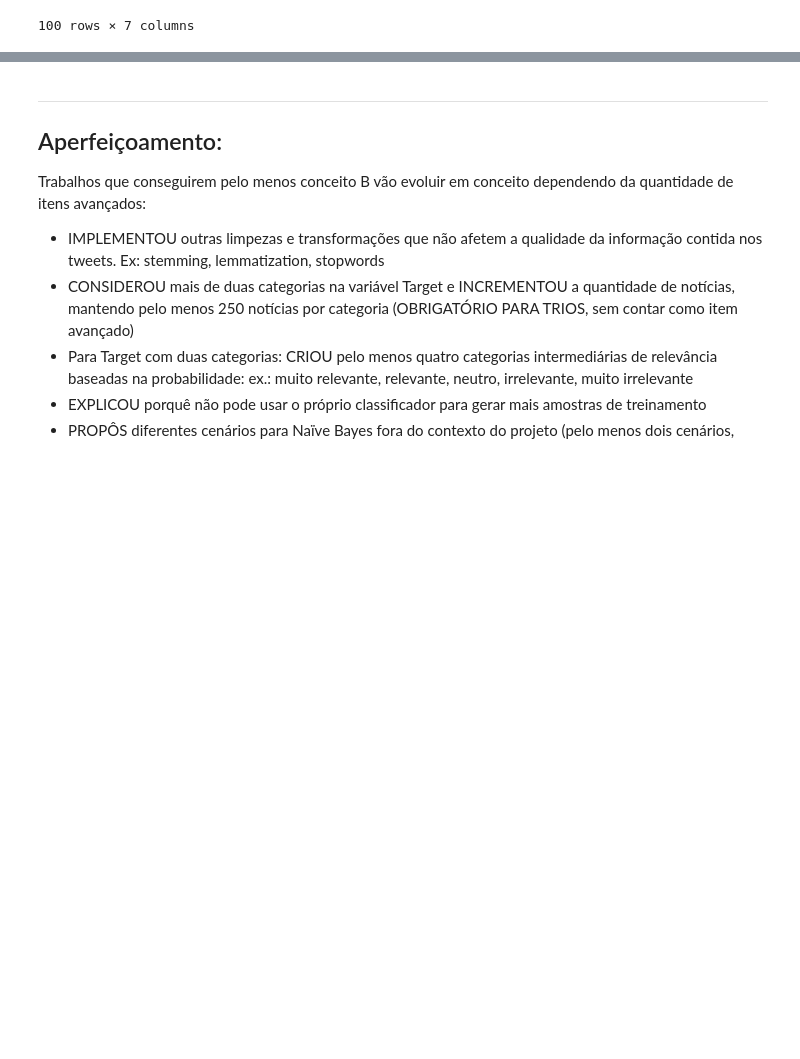
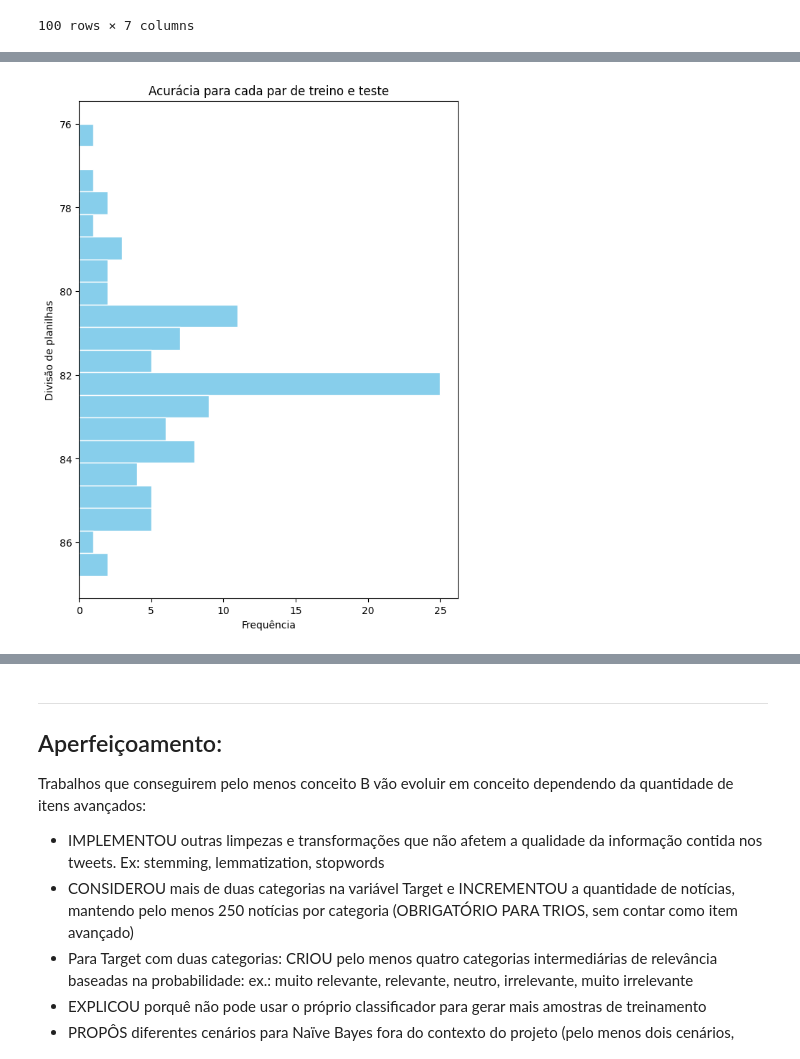
Before and after one commit to carneirogabrielly/C.DadosP1, a Jupyter notebook: #FINALISPACE.ipynb, the cells around one changed output, grey strips where cells are left out. Saved outputs shown, nothing was run; the diff lists cells and outputs as text; code cells hidden in the pictures; blank space fills up the shorter version.

```diff
--- a/#FINALISPACE.ipynb
+++ b/#FINALISPACE.ipynb
@@ -467,0 +534,18 @@ dados_calculados
+# %%
+import matplotlib.pyplot as plt
+
+plt.figure(figsize=(15, 18/2))  # Inverti o tamanho da figura para ajustar à nova orientação dos eixos
+
+plt.subplot(121)  # Janela gráfica com 1 linha, 2 colunas e histograma a seguir é colocado na posição 1
+
+# Invertendo os eixos e plotando o histograma
+hist_values, bin_edges, _ = plt.hist(dados_calculados["Acurácia"], bins=20, color='skyblue', edgecolor='white', orientation='horizontal')
+plt.gca().invert_yaxis()  # Inverte o eixo y
+
+plt.title("Acurácia para cada par de treino e teste")
+plt.ylabel('Divisão de planilhas')  # Inverti os rótulos dos eixos
+plt.xlabel('Frequência')  # Rótulo do eixo x é a frequência, pois é um histograma
+
+plt.show()
+# %% [output]
+[figure, added]
```
Also changed, not shown: parts of 7 cells of this notebook.
